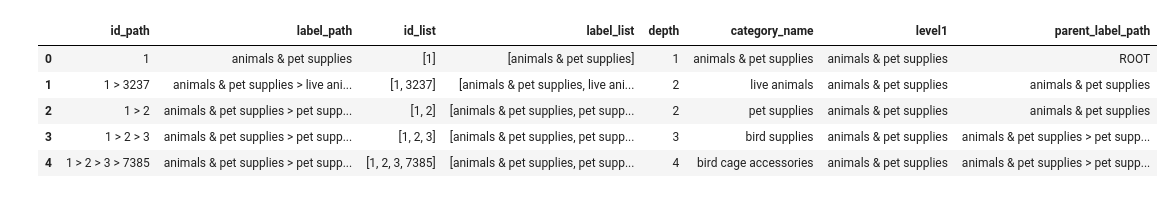
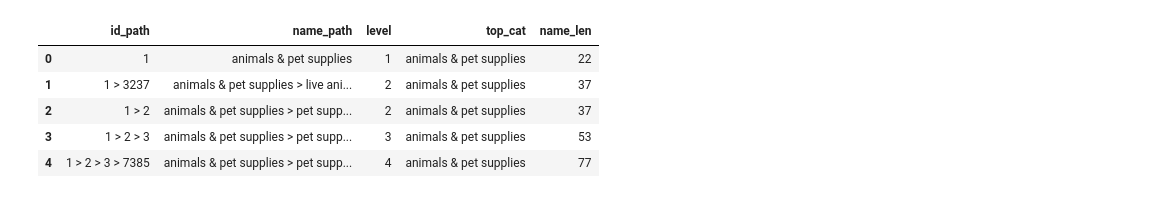
Before and after one commit to Faberra57/criteo, a Jupyter notebook: Stat'App.ipynb, the cells around one changed output. Cells and saved outputs as stored; diff of their text form; code cells hidden in the pictures.

```diff
--- a/Stat'App.ipynb
+++ b/Stat'App.ipynb
@@ -2,3 +2,9 @@
 import os
 import s3fs
 import pandas as pd
+import numpy as np
+import matplotlib.pyplot as plt
+
+# affichage plus lisible
+pd.set_option("display.max_columns", 50)
+pd.set_option("display.width", 120)
@@ -5,11 +13,11 @@ import pandas as pd
 # %%
-# (Option) Télécharger une copie locale
-LOCAL_TAXONOMY_PATH = "taxonomy.txt"
-
-taxonomy = pd.read_csv(
-    LOCAL_TAXONOMY_PATH,
+# 0) Charger la taxonomy
+taxo = pd.read_csv(
+    "taxonomy.txt",
     sep="\t",
     header=None,
-    names=["id_path", "label_path"],
-    dtype=str
+    names=["id_path", "name_path"]
 )
+
+print(taxo.shape)
+taxo.head()
@@ -16,32 +32,21 @@ taxonomy = pd.read_csv(
 # %%
+# 1) Extraire des infos de structure
 
-# Liste d'IDs et de labels par niveau
-taxonomy["id_list"] = taxonomy["id_path"].str.split(" > ")
-taxonomy["label_list"] = taxonomy["label_path"].str.split(" > ")
+# Nombre de niveaux (profondeur) dans la hiérarchie
+taxo["level"] = taxo["name_path"].str.split(">").str.len()
 
-# Profondeur du nœud (nombre de niveaux)
-taxonomy["depth"] = taxonomy["label_list"].str.len()
+# Catégorie de niveau 1 (top category)
+taxo["top_cat"] = taxo["name_path"].str.split(">").str[0].str.strip()
 
-# Nom de la catégorie (dernier élément du chemin)
-taxonomy["category_name"] = taxonomy["label_list"].str[-1]
+# Longueur du libellé de catégorie (en nombre de caractères)
+taxo["name_len"] = taxo["name_path"].str.len()
 
-# Catégorie de niveau 1 (top-level)
-taxonomy["level1"] = taxonomy["label_list"].str[0]
-
-# Chemin du parent (ROOT si c'est un niveau 1)
-def get_parent_path(labels):
-    if len(labels) == 1:
-        return "ROOT"
-    return " > ".join(labels[:-1])
-
-taxonomy["parent_label_path"] = taxonomy["label_list"].apply(get_parent_path)
-
-taxonomy.head()
+taxo[["id_path", "name_path", "level", "top_cat", "name_len"]].head()
 # %% [output]
-|  | id_path | label_path | id_list | label_list | depth | category_name | level1 | parent_label_path |
-| 0 | 1 | animals & pet supplies | [1] | [animals & pet supplies] | 1 | animals & pet supplies | animals & pet supplies | ROOT |
-| 1 | 1 > 3237 | animals & pet supplies > live ani... | [1, 3237] | [animals & pet supplies, live ani... | 2 | live animals | animals & pet supplies | animals & pet supplies |
-| 2 | 1 > 2 | animals & pet supplies > pet supp... | [1, 2] | [animals & pet supplies, pet supp... | 2 | pet supplies | animals & pet supplies | animals & pet supplies |
-| 3 | 1 > 2 > 3 | animals & pet supplies > pet supp... | [1, 2, 3] | [animals & pet supplies, pet supp... | 3 | bird supplies | animals & pet supplies | animals & pet supplies > pet supp... |
-| 4 | 1 > 2 > 3 > 7385 | animals & pet supplies > pet supp... | [1, 2, 3, 7385] | [animals & pet supplies, pet supp... | 4 | bird cage accessories | animals & pet supplies | animals & pet supplies > pet supp... |
+|  | id_path | name_path | level | top_cat | name_len |
+| 0 | 1 | animals & pet supplies | 1 | animals & pet supplies | 22 |
+| 1 | 1 > 3237 | animals & pet supplies > live ani... | 2 | animals & pet supplies | 37 |
+| 2 | 1 > 2 | animals & pet supplies > pet supp... | 2 | animals & pet supplies | 37 |
+| 3 | 1 > 2 > 3 | animals & pet supplies > pet supp... | 3 | animals & pet supplies | 53 |
+| 4 | 1 > 2 > 3 > 7385 | animals & pet supplies > pet supp... | 4 | animals & pet supplies | 77 |
 # %%
```
Also changed, not shown: parts of 22 cells of this notebook, 1 other file.
